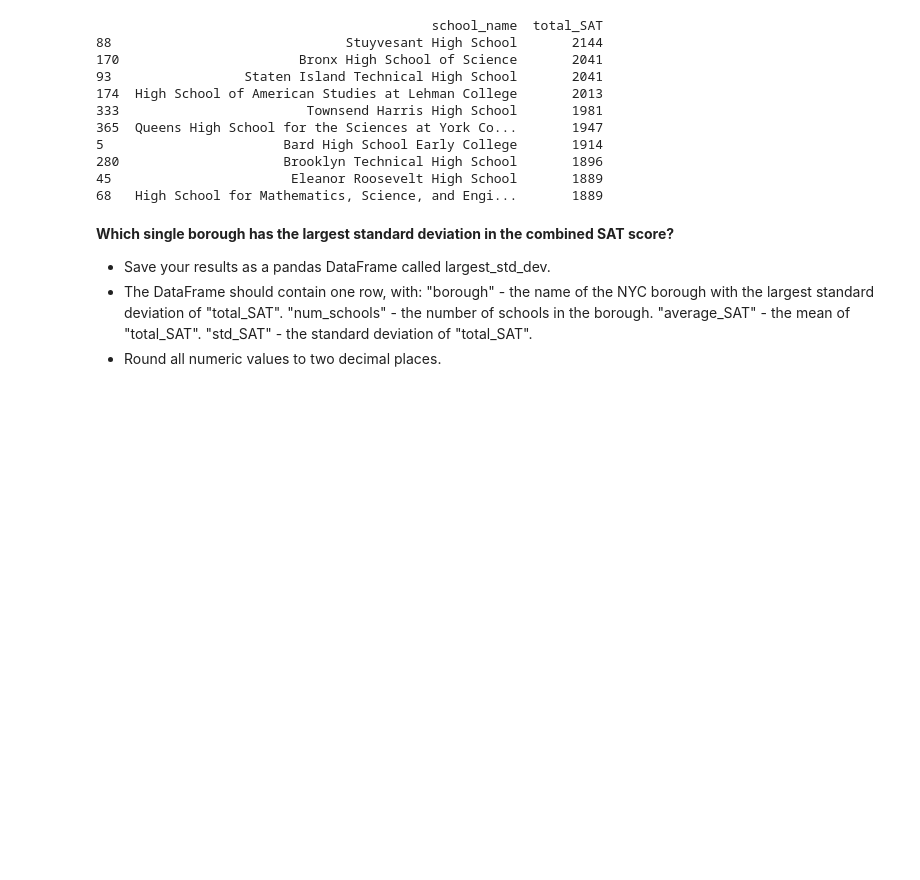
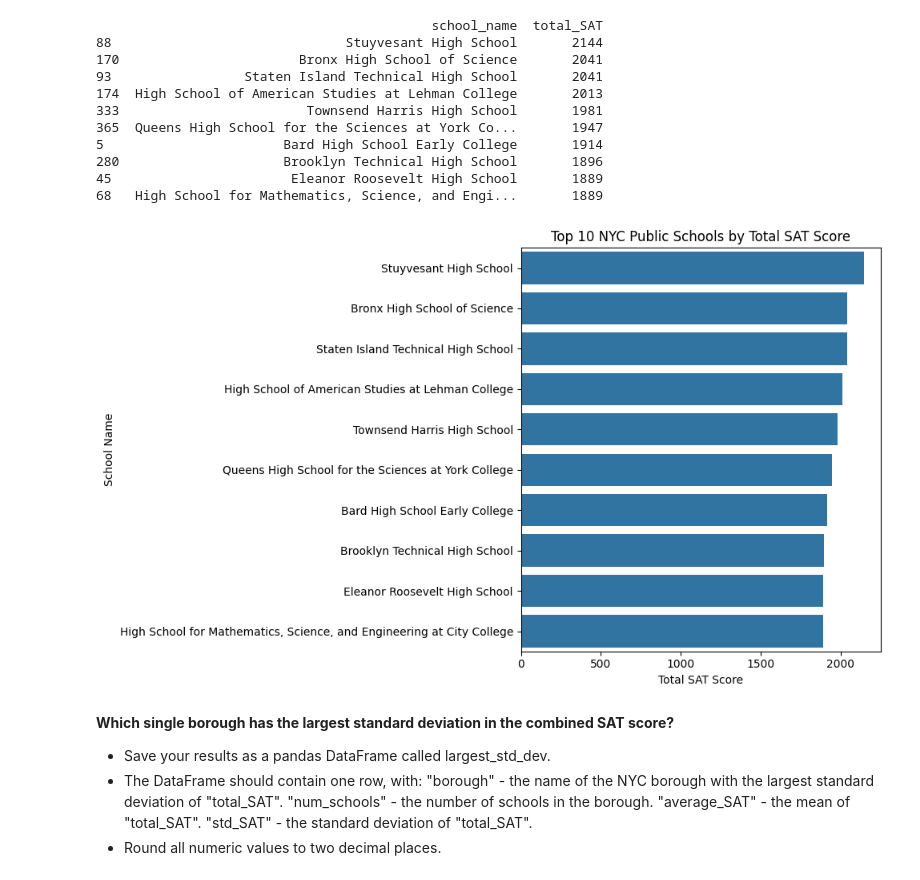
Before and after one commit to tasyanurkarina/Exploring-NYC-Public-School-Test-Result-Scores, a Jupyter notebook: notebook.ipynb, the cells around one changed output. Saved outputs shown, nothing was run; the diff lists cells and outputs as text; code cells hidden in the pictures; blank space fills up the shorter version.

```diff
--- a/notebook.ipynb
+++ b/notebook.ipynb
@@ -115,6 +115,21 @@ print(top_10_schools)
 280                     Brooklyn Technical High School       1896
 45                       Eleanor Roosevelt High School       1889
 68   High School for Mathematics, Science, and Engi...       1889
+# %%
+plt.figure(figsize=(10, 6))
+sns.barplot(
+    data=top_10_schools,
+    x="total_SAT",
+    y="school_name"
+)
+
+plt.title("Top 10 NYC Public Schools by Total SAT Score")
+plt.xlabel("Total SAT Score")
+plt.ylabel("School Name")
+plt.tight_layout()
+plt.show()
+# %% [output]
+[figure, added]
 # %% [markdown]
 **Which single borough has the largest standard deviation in the combined SAT score?**
 
```
Also changed, not shown: parts of 5 cells of this notebook.
